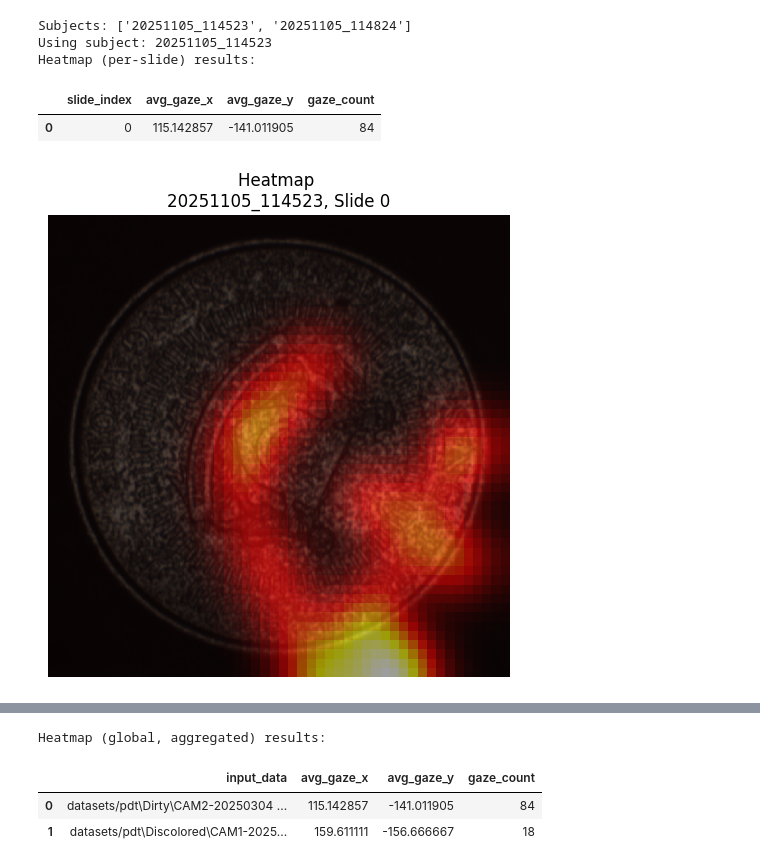
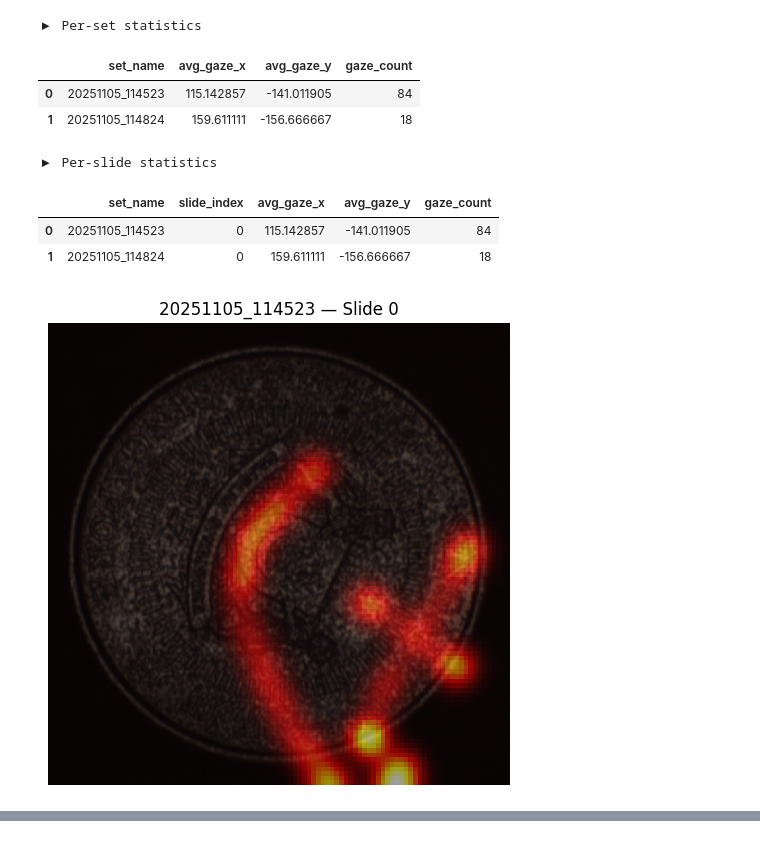
Before and after one commit to sbobek/tobii-pytracker, a Jupyter notebook: examples/analyzers_demo.ipynb, the cells around one changed output, grey strips where cells are left out. Cells and saved outputs as stored; diff of their text form; code cells hidden in the pictures.

```diff
--- a/examples/analyzers_demo.ipynb
+++ b/examples/analyzers_demo.ipynb
@@ -27,35 +63,43 @@ loader = DataLoader(config, root='../')
 # %%
-# %%
-# Assume DataLoader instance already exists
-print("Subjects:", loader.get_subjects())
-set_name = loader.get_subjects()[0]  # pick first subject for demo
-print(f"Using subject: {set_name}")
+# Assuming you already have the data
+background_data = pd.concat(loader.get_all_data(flatten=True).values(), ignore_index=True)
+output_dir = Path("./analysis_outputs")
 
-output_path = Path("analysis_outputs")
-output_path.mkdir(exist_ok=True, parents=True)
+analyzer = HeatmapAnalyzer(output_folder=output_dir)
 
-# %% [markdown]
-# ## 🔥 Heatmap Analyzer
+# --- Global ---
+print("▶ Global heatmap statistics")
+global_stats = analyzer.analyze(background_data, per="global")
+display(global_stats)
 
-# %%
-# %%
-heatmap_analyzer = HeatmapAnalyzer(data_loader=loader, output_folder=output_path)
+# --- Set-level ---
+print("▶ Per-set statistics")
+set_stats = analyzer.analyze(background_data, per="set")
+display(set_stats.head())
 
-# --- Per-slide analysis ---
-heatmap_results = heatmap_analyzer.analyze(set_name=set_name, per="slide")
-print("Heatmap (per-slide) results:")
-display(heatmap_results.head())
+# --- Slide-level ---
+print("▶ Per-slide statistics")
+slide_stats = analyzer.analyze(background_data, per="slide")
+display(slide_stats.head())
 
-# Visualize one slide overlayed over the screenshot
-slide_index = int(heatmap_results["slide_index"].iloc[0])
-heatmap_analyzer.plot_analysis(set_name=set_name, slide_index=slide_index, per="slide")
+# --- Plot heatmap for one image ---
+example_slide = background_data.iloc[0]
+subset = background_data[
+    (background_data["set_name"] == example_slide["set_name"]) &
+    (background_data["slide_index"] == example_slide["slide_index"])
+]
+screenshot_path = Path(loader.root) / example_slide["screenshot_file"]
 
-# # --- Global analysis across subjects ---
-heatmap_global = heatmap_analyzer.analyze(set_name=set_name, per="global")
-print("Heatmap (global, aggregated) results:")
-display(heatmap_global.head())
+analyzer.plot_analysis(
+    background_data=subset,
+    screenshot_path=screenshot_path,
+    title=f"{example_slide['set_name']} — Slide {example_slide['slide_index']}",
+)
 
-# Visualize aggregated heatmap for one image (input_data)
-input_data = heatmap_global["input_data"].iloc[0]
-heatmap_analyzer.plot_analysis(set_name=set_name, input_data=input_data, per="global")
+
+analyzer.plot_analysis(
+    background_data=background_data,
+    screenshot_path=screenshot_path,
+    title=f"{example_slide['set_name']} — Slide {example_slide['slide_index']}",
+)
 # %% [output]
@@ -65,6 +109,9 @@ heatmap_analyzer.plot_analysis(set_name=set_name, input_data=input_data, per="gl
-Subjects: ['20251105_114523', '20251105_114824']
-Using subject: 20251105_114523
-Heatmap (per-slide) results:
+▶ Per-set statistics
-|  | slide_index | avg_gaze_x | avg_gaze_y | gaze_count |
-| 0 | 0 | 115.142857 | -141.011905 | 84 |
+|  | set_name | avg_gaze_x | avg_gaze_y | gaze_count |
+| 0 | 20251105_114523 | 115.142857 | -141.011905 | 84 |
+| 1 | 20251105_114824 | 159.611111 | -156.666667 | 18 |
+▶ Per-slide statistics
+|  | set_name | slide_index | avg_gaze_x | avg_gaze_y | gaze_count |
+| 0 | 20251105_114523 | 0 | 115.142857 | -141.011905 | 84 |
+| 1 | 20251105_114824 | 0 | 159.611111 | -156.666667 | 18 |
-[figure, old version]
+[figure, new version]
@@ -74,4 +117,0 @@ Heatmap (per-slide) results:
-Heatmap (global, aggregated) results:
-|  | input_data | avg_gaze_x | avg_gaze_y | gaze_count |
-| 0 | datasets/pdt\Dirty\CAM2-20250304 ... | 115.142857 | -141.011905 | 84 |
-| 1 | datasets/pdt\Discolored\CAM1-2025... | 159.611111 | -156.666667 | 18 |
```
Also changed, not shown: parts of 3 cells of this notebook, 4 other files.
